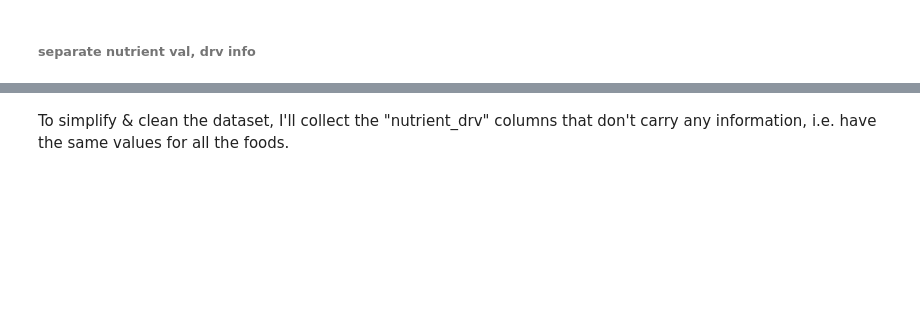
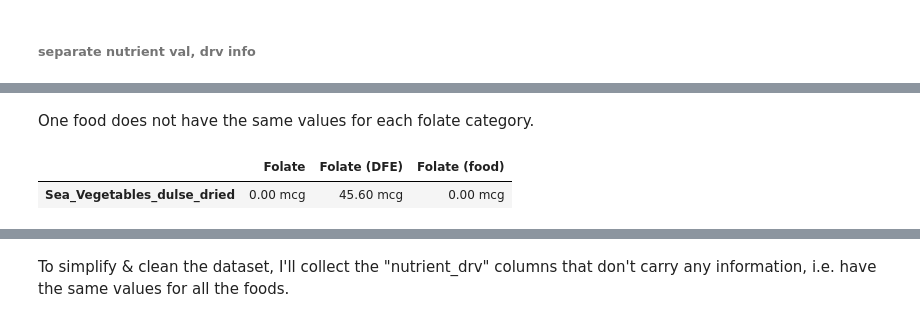
Before and after one commit to wcmohr/Nutrition, a Jupyter notebook: whfoods.ipynb, the cells around one changed output, grey strips where cells are left out. Saved outputs shown, nothing was run; the diff lists cells and outputs as text; code cells hidden in the pictures; blank space fills up the shorter version.

```diff
--- a/whfoods.ipynb
+++ b/whfoods.ipynb
@@ -251,0 +200,9 @@ nutrient_vals_df
+# %% [markdown]
+One food does not have the same values for each folate category.
+# %%
+nutrient_vals_df[nutrient_vals_df[['Folate', 'Folate (DFE)', 'Folate (food)']].\
+                 apply(lambda x: x.nunique() != 1,axis = 1).values][[
+    'Folate', 'Folate (DFE)', 'Folate (food)']]
+# %% [output]
+|  | Folate | Folate (DFE) | Folate (food) |
+| Sea_Vegetables_dulse_dried | 0.00 mcg | 45.60 mcg | 0.00 mcg |
```
Also changed, not shown: parts of 49 cells of this notebook, 6 other files.
